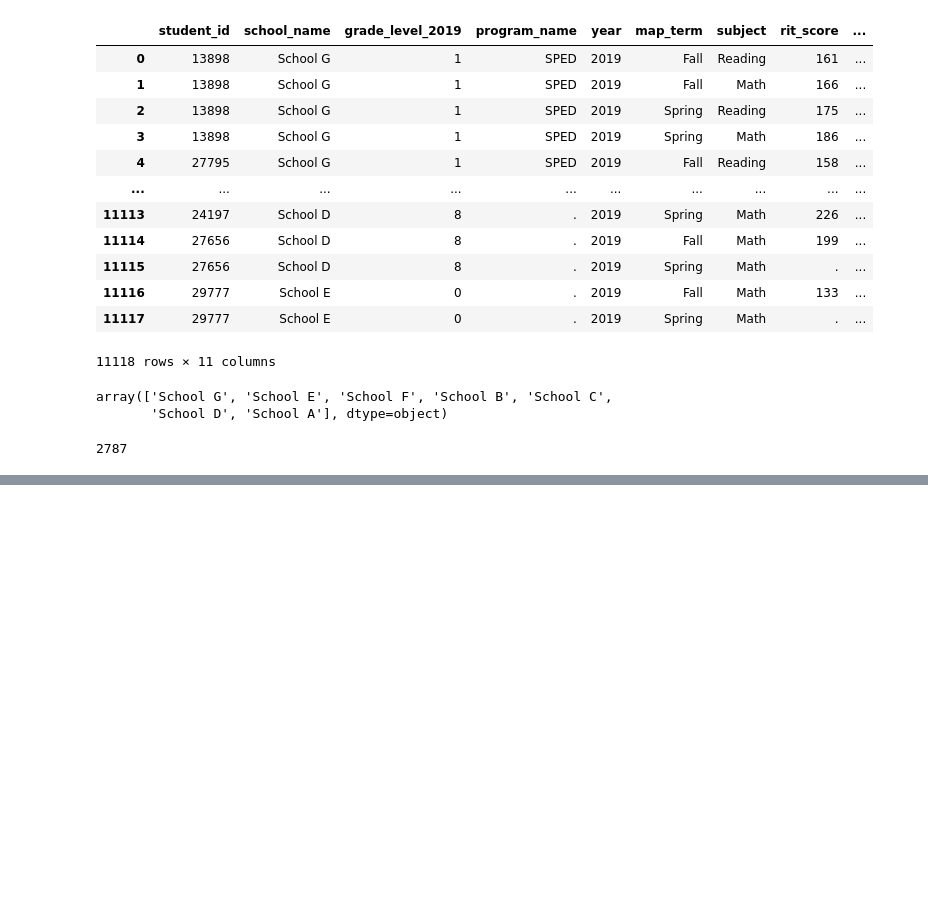
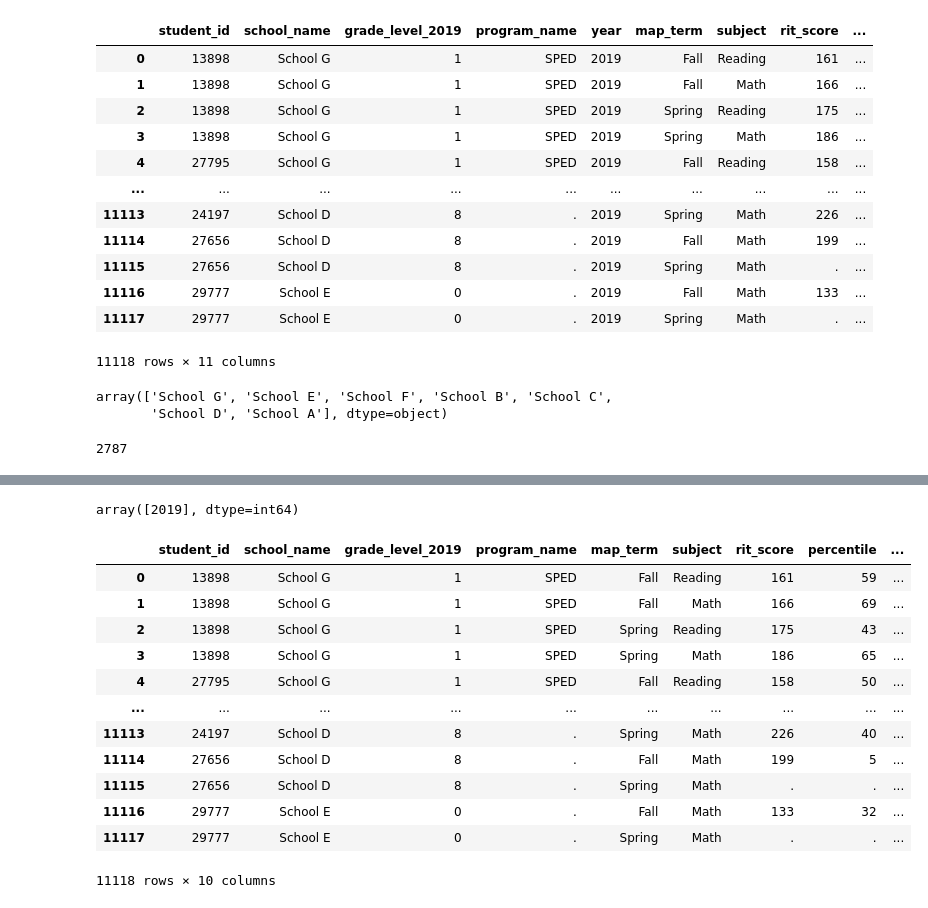
Before and after one commit to charlagarcia/KTX_Performance_Task, a Jupyter notebook: Kipp_project.ipynb, the cells around one changed output, grey strips where cells are left out. Cells and saved outputs as stored; diff of their text form; code cells hidden in the pictures; blank space fills up the shorter version.

```diff
--- a/Kipp_project.ipynb
+++ b/Kipp_project.ipynb
@@ -72,0 +83,24 @@ student_count
+# %%
+# get number of years
+year_count = student_scores_complete_df["year"].unique()
+year_count
+# %% [output]
+array([2019], dtype=int64)
+# %%
+#drop 'year' column
+student_scores_complete_df = student_scores_complete_df.drop(columns = ["year"])
+student_scores_complete_df
+# %% [output]
+|  | student_id | school_name | grade_level_2019 | program_name | map_term | subject | rit_score | percentile | ... |
+| 0 | 13898 | School G | 1 | SPED | Fall | Reading | 161 | 59 | ... |
+| 1 | 13898 | School G | 1 | SPED | Fall | Math | 166 | 69 | ... |
+| 2 | 13898 | School G | 1 | SPED | Spring | Reading | 175 | 43 | ... |
+| 3 | 13898 | School G | 1 | SPED | Spring | Math | 186 | 65 | ... |
+| 4 | 27795 | School G | 1 | SPED | Fall | Reading | 158 | 50 | ... |
+| ... | ... | ... | ... | ... | ... | ... | ... | ... | ... |
+| 11113 | 24197 | School D | 8 | . | Spring | Math | 226 | 40 | ... |
+| 11114 | 27656 | School D | 8 | . | Fall | Math | 199 | 5 | ... |
+| 11115 | 27656 | School D | 8 | . | Spring | Math | . | . | ... |
+| 11116 | 29777 | School E | 0 | . | Fall | Math | 133 | 32 | ... |
+| 11117 | 29777 | School E | 0 | . | Spring | Math | . | . | ... |
+11118 rows × 10 columns
```
Also changed, not shown: parts of 14 cells of this notebook, 1 other file.
